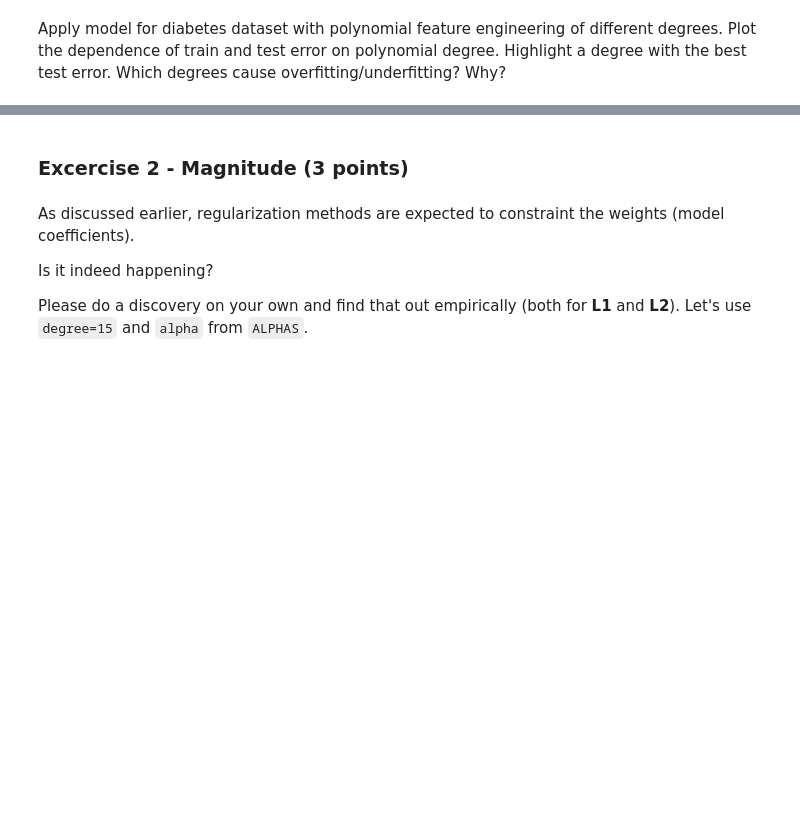
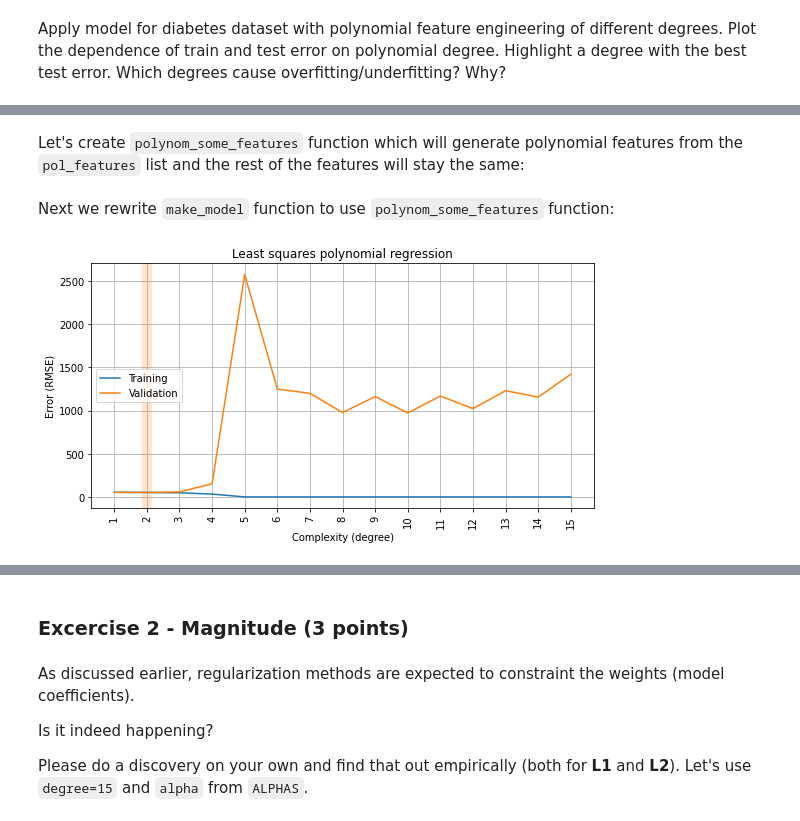
Before and after one commit to AlinaRskv/rs-school-ml-course, a Jupyter notebook: 4_overfitting_regularization/overfitting_regularization.ipynb, the cells around one changed output, grey strips where cells are left out. Drawn from its saved outputs; the diff is of its cells as text; code cells hidden in the pictures; blank space fills up the shorter version.

```diff
--- a/4_overfitting_regularization/overfitting_regularization.ipynb
+++ b/4_overfitting_regularization/overfitting_regularization.ipynb
@@ -357,0 +383,2 @@ Apply model for diabetes dataset with polynomial feature engineering of differen
+# %%
+X_train, X_valid, y_train, y_valid = train_test_split(X_diabetes, y_diabetes, test_size=0.3, random_state=SEED)
@@ -357,0 +387,39 @@ Apply model for diabetes dataset with polynomial feature engineering of differen
+# %%
+DEGREES = np.linspace(1, 15, 1+14, dtype=int)
+# %% [markdown]
+Let's create `polynom_some_features` function which will generate polynomial features from the `pol_features` list and the rest of the features will stay the same:
+# %%
+def polynom_some_features(degree):
+    return ColumnTransformer(transformers=[('pol', PolynomialFeatures(degree, include_bias=(degree == 0)), pol_features)], remainder='passthrough')
+# %% [markdown]
+Next we rewrite `make_model` function to use `polynom_some_features` function:
+# %%
+def make_model_2(degree, alpha=0, penalty=None):
+    # linear regression
+    if alpha == 0:
+        regressor = LinearRegression()
+    # lasso regression",
+    elif penalty == 'L1':
+        regressor = Lasso(alpha=alpha, random_state=SEED, max_iter=500000, tol=1e-2)
+    # ridge regression",
+    elif penalty == 'L2':
+        regressor = Ridge(alpha=alpha, random_state=SEED, max_iter=50000)
+
+
+    return Pipeline([
+        ('pol', polynom_some_features(degree)),
+        ('sca', StandardScaler()),
+        ('reg', regressor)
+    ])
+# %%
+pol_features = ['age', 'sex', 'bmi', 'bp', 's1', 's2']
+rmse_train, rmse_valid = [], []
+for degree in DEGREES:
+    reg = make_model_2(degree).fit(X_train, y_train)
+    rmse_train.append(rmse(reg.predict(X_train), y_train))
+    rmse_valid.append(rmse(reg.predict(X_valid), y_valid))
+
+plot_fitting_graph(DEGREES, rmse_train, rmse_valid, xlabel='Complexity (degree)', ylabel='Error (RMSE)',
+                   title='Least squares polynomial regression')
+# %% [output]
+[figure, added]
```
Also changed, not shown: parts of 21 cells of this notebook.
